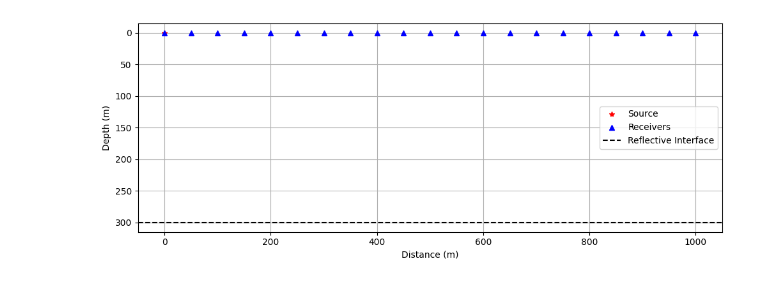
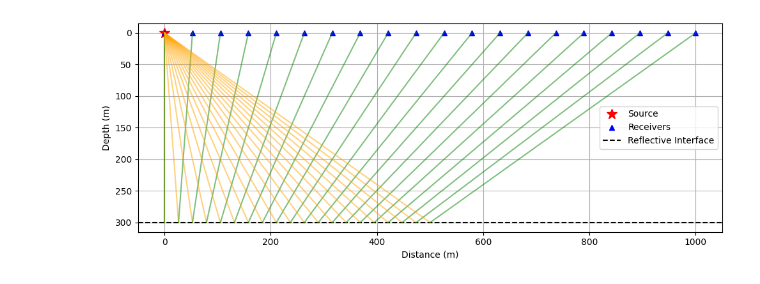
Before and after one commit to garciaRafa/seismic, a Jupyter notebook: reflection/ray_tracing/notebooks/01_ray_tracing_geometry.ipynb, the cells around one changed output. Drawn from its saved outputs; the diff is of its cells as text; code cells hidden in the pictures.

Commit message:
support multiple sources, ray display, and figure saving

```diff
--- a/reflection/ray_tracing/notebooks/01_ray_tracing_geometry.ipynb
+++ b/reflection/ray_tracing/notebooks/01_ray_tracing_geometry.ipynb
@@ -8,18 +9,22 @@ from src.geometry import create_source_position, create_receiver_array, plot_acq
 # %%
 import matplotlib.pyplot as plt
 
-# Crie a posição da fonte
-source = create_source_position(0, 0)
+# Create multiple sources
+sources = (0, 0)
 
-# Crie receptores
-receivers_x, receivers_z = create_receiver_array(21, 0, 1000)
+# Create receivers
+receivers_x, receivers_z = geometry.create_receiver_array(20, 0, 1000, z=0)
 
-# Defina a profundidade da interface refletora
+# Set interface depth
 reflection_depth = 300
 
-# Gere o gráfico da geometria de aquisição
-fig, ax = plot_acquisition_geometry(source, receivers_x, receivers_z, reflection_depth)
+# Generate the acquisition geometry graph
+fig, ax = geometry.plot_acquisition_geometry(
+    sources, receivers_x, receivers_z,
+    reflection_depth, show_rays=True,
+    # save_path="geometry_plot.png"
+)
 
 plt.show()
 # %% [output]
-[figure, old version]
+[figure, new version]
```
Also changed, not shown: parts of 1 cell of this notebook, 1 other file.
